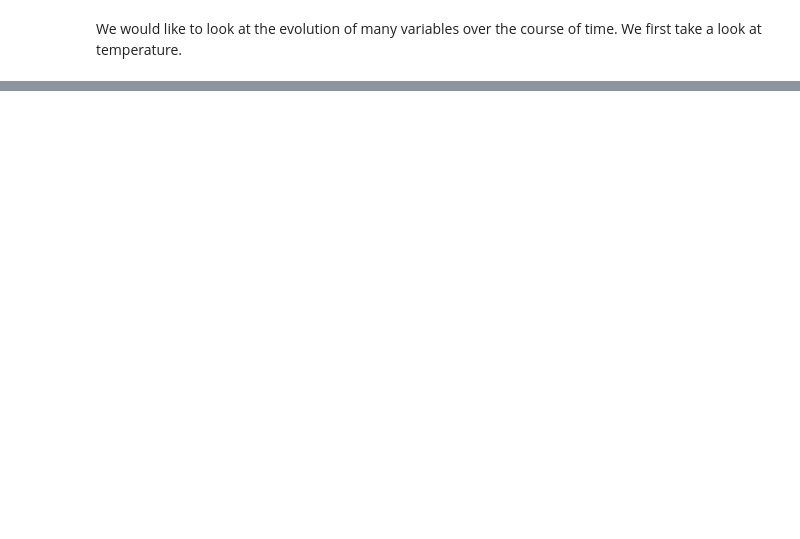
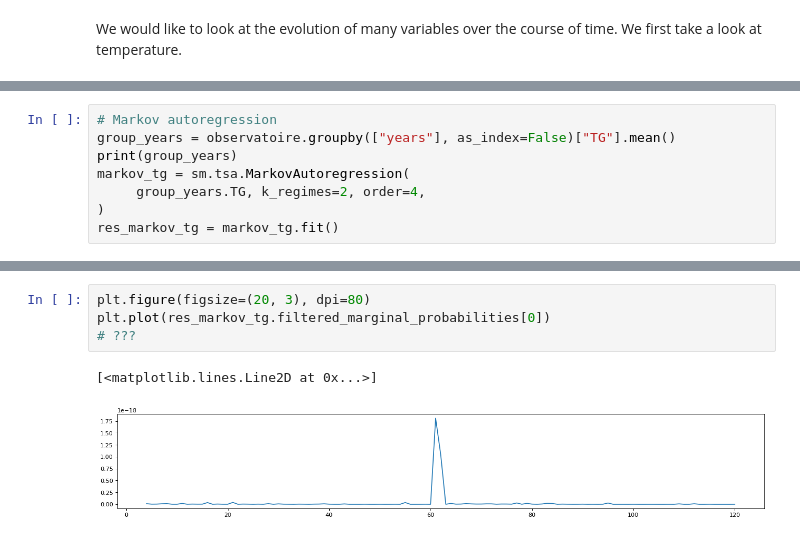
Before and after one commit to LucaNyckees/SCV_project1, a Jupyter notebook: notebooks/exploratory.ipynb, the cells around one changed output, grey strips where cells are left out. Cells and saved outputs as stored; diff of their text form; blank space fills up the shorter version.

```diff
--- a/notebooks/exploratory.ipynb
+++ b/notebooks/exploratory.ipynb
@@ -32,0 +75,8 @@ regrouped = observatoire.groupby(['months','years'], as_index=False)['TG'].mean(
+# %%
+# Markov autoregression
+group_years = observatoire.groupby(["years"], as_index=False)["TG"].mean()
+print(group_years)
+markov_tg = sm.tsa.MarkovAutoregression(
+     group_years.TG, k_regimes=2, order=4,
+)
+res_markov_tg = markov_tg.fit()
@@ -32,0 +133,7 @@ regrouped = observatoire.groupby(['months','years'], as_index=False)['TG'].mean(
+# %%
+plt.figure(figsize=(20, 3), dpi=80)
+plt.plot(res_markov_tg.filtered_marginal_probabilities[0])
+# ???
+# %% [output]
+[<matplotlib.lines.Line2D at 0x...>]
+[figure, added]
```
Also changed, not shown: parts of 12 cells of this notebook.
